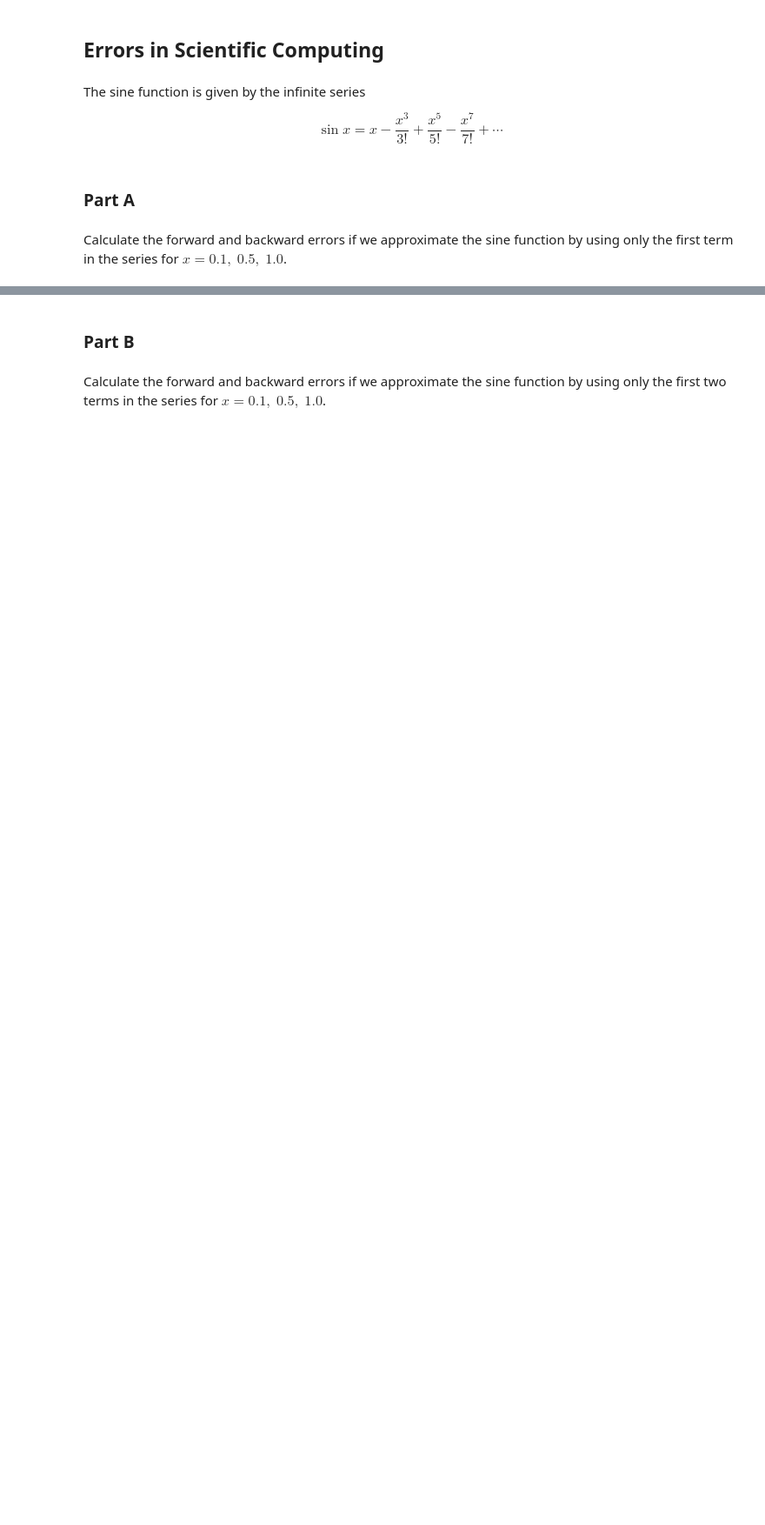
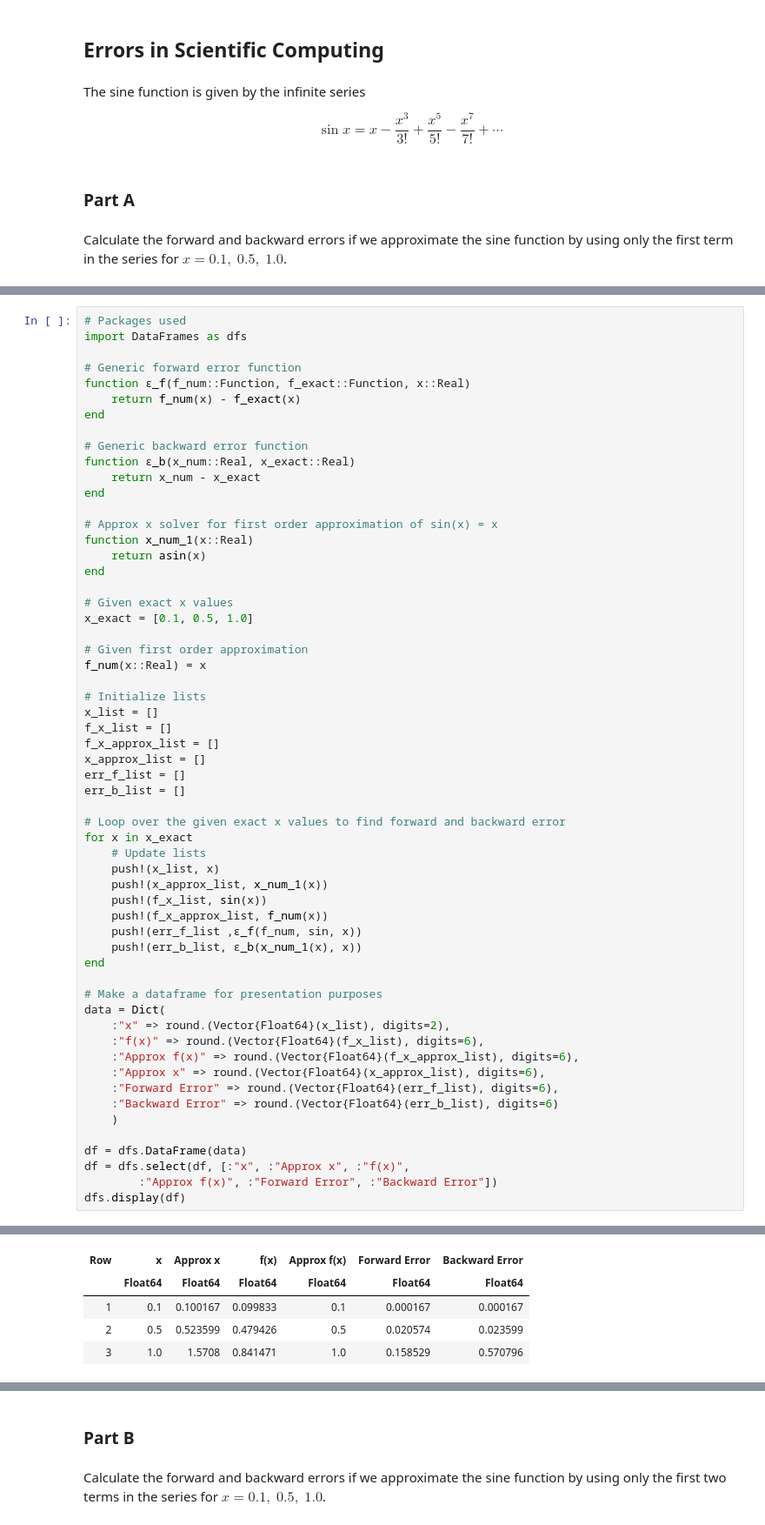
Before and after one commit to jacob-cunningham-ds/me2060, a Jupyter notebook: hw/hw1_code_cunningham.ipynb, the cells around one changed output, grey strips where cells are left out. Shown at 87% size. Saved outputs shown, nothing was run; the diff lists cells and outputs as text; blank space fills up the shorter version.

```diff
--- a/hw/hw1_code_cunningham.ipynb
+++ b/hw/hw1_code_cunningham.ipynb
@@ -359,0 +468,59 @@ Calculate the forward and backward errors if we approximate the sine function by
+# %%
+# Packages used
+import DataFrames as dfs
+
+# Generic forward error function
+function ϵ_f(f_num::Function, f_exact::Function, x::Real)
+    return f_num(x) - f_exact(x)
+end
+
+# Generic backward error function
+function ϵ_b(x_num::Real, x_exact::Real)
+    return x_num - x_exact
+end
+
+# Approx x solver for first order approximation of sin(x) = x
+function x_num_1(x::Real)
+    return asin(x)
+end
+
+# Given exact x values
+x_exact = [0.1, 0.5, 1.0]
+
+# Given first order approximation
+f_num(x::Real) = x
+
+# Initialize lists
+x_list = []
+f_x_list = []
+f_x_approx_list = []
+x_approx_list = []
+err_f_list = []
+err_b_list = []
+
+# Loop over the given exact x values to find forward and backward error
+for x in x_exact
+    # Update lists
+    push!(x_list, x)
+    push!(x_approx_list, x_num_1(x))
+    push!(f_x_list, sin(x))
+    push!(f_x_approx_list, f_num(x))
+    push!(err_f_list ,ϵ_f(f_num, sin, x))
+    push!(err_b_list, ϵ_b(x_num_1(x), x))
+end
+
+# Make a dataframe for presentation purposes
+data = Dict(
+    :"x" => round.(Vector{Float64}(x_list), digits=2),
+    :"f(x)" => round.(Vector{Float64}(f_x_list), digits=6),
+    :"Approx f(x)" => round.(Vector{Float64}(f_x_approx_list), digits=6),
+    :"Approx x" => round.(Vector{Float64}(x_approx_list), digits=6),
+    :"Forward Error" => round.(Vector{Float64}(err_f_list), digits=6),
+    :"Backward Error" => round.(Vector{Float64}(err_b_list), digits=6)
+    )
+
+df = dfs.DataFrame(data)
+df = dfs.select(df, [:"x", :"Approx x", :"f(x)",
+        :"Approx f(x)", :"Forward Error", :"Backward Error"])
+dfs.display(df)
+# %% [output]
@@ -359,0 +528,5 @@ Calculate the forward and backward errors if we approximate the sine function by
+| Row | x | Approx x | f(x) | Approx f(x) | Forward Error | Backward Error |
+|  | Float64 | Float64 | Float64 | Float64 | Float64 | Float64 |
+| 1 | 0.1 | 0.100167 | 0.099833 | 0.1 | 0.000167 | 0.000167 |
+| 2 | 0.5 | 0.523599 | 0.479426 | 0.5 | 0.020574 | 0.023599 |
+| 3 | 1.0 | 1.5708 | 0.841471 | 1.0 | 0.158529 | 0.570796 |
```
Also changed, not shown: parts of 13 cells of this notebook, 2 other files.
